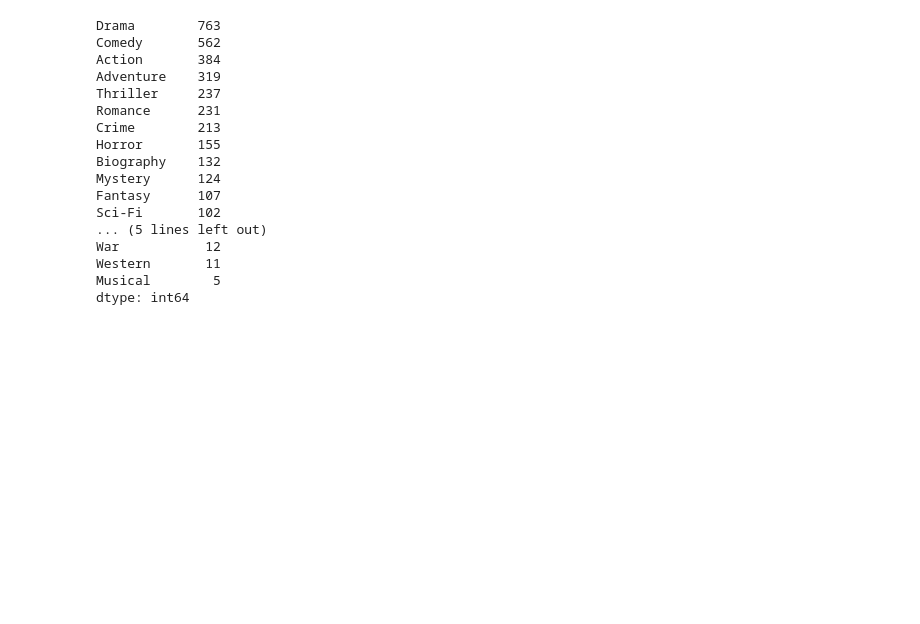
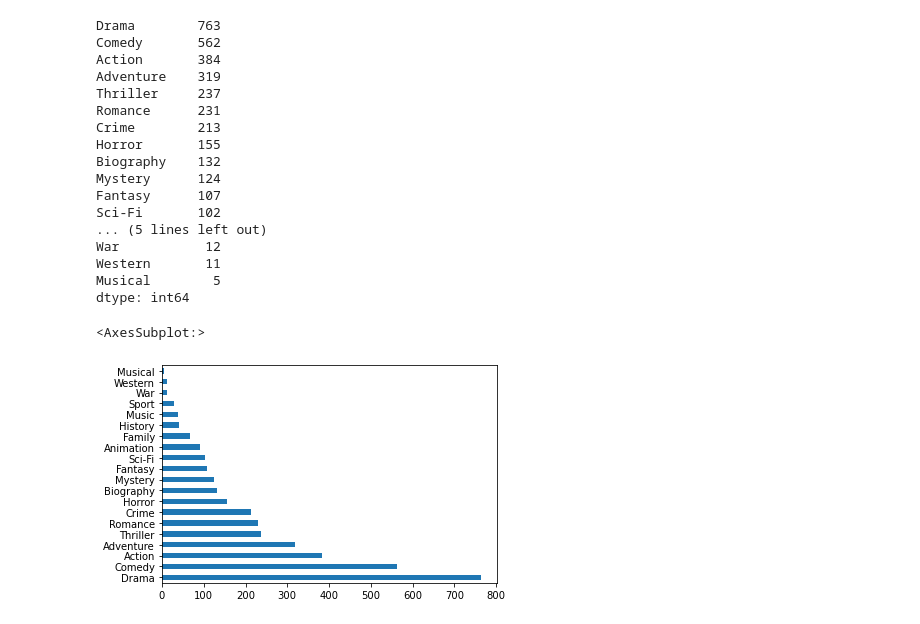
Before and after one commit to Meke254/Phase1-PROJECT, a Jupyter notebook: Project Notebook.ipynb, the cells around one changed output. Saved outputs shown, nothing was run; the diff lists cells and outputs as text; code cells hidden in the pictures; blank space fills up the shorter version.

```diff
--- a/Project Notebook.ipynb
+++ b/Project Notebook.ipynb
@@ -316,3 +316,10 @@ War           12
 Western       11
 Musical        5
 dtype: int64
+# %%
+genres_series_all = pd.Series(genres_dict_all)
+genres_series_all.sort_values(ascending=False,  inplace=True)
+genres_series_all.plot.barh()
+# %% [output]
+<AxesSubplot:>
+[figure, added]
```
Also changed, not shown: parts of 22 cells of this notebook, 6 other files.
